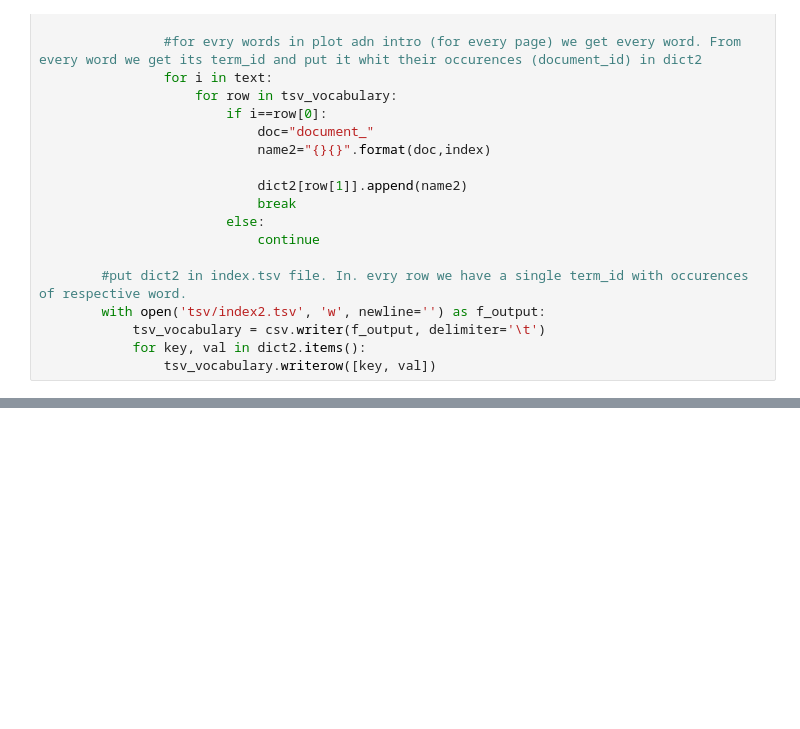
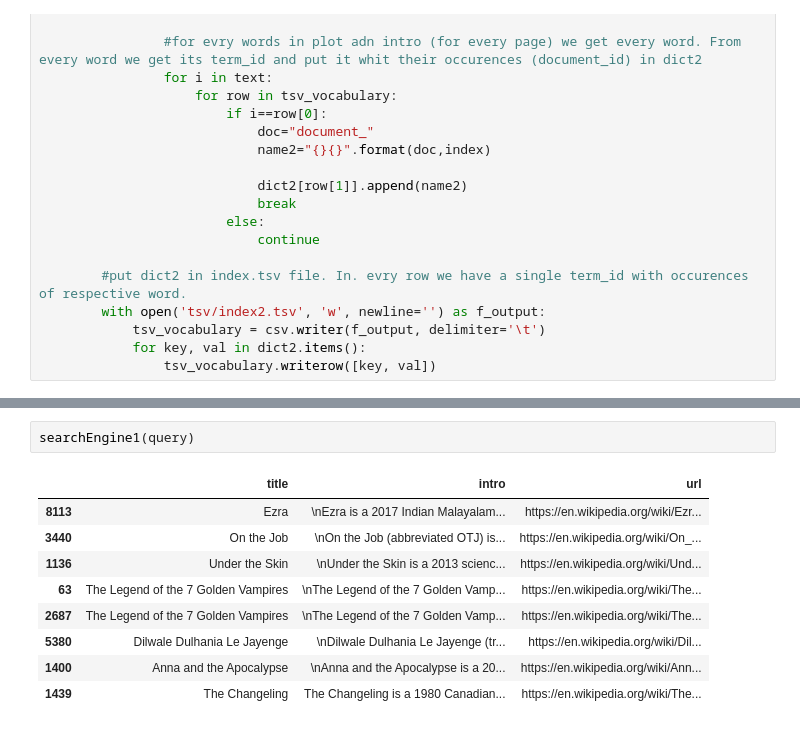
Before and after one commit to AlessandroTaglieri/ADM-HW3, a Jupyter notebook: All.ipynb, the cells around one changed output, grey strips where cells are left out. Saved outputs shown, nothing was run; the diff lists cells and outputs as text; blank space fills up the shorter version.

```diff
--- a/All.ipynb
+++ b/All.ipynb
@@ -389,0 +645,12 @@ df
+# %%
+searchEngine1(query)
+# %% [output]
+|  | title | intro | url |
+| 8113 | Ezra | \nEzra is a 2017 Indian Malayalam... | https://en.wikipedia.org/wiki/Ezr... |
+| 3440 | On the Job | \nOn the Job (abbreviated OTJ) is... | https://en.wikipedia.org/wiki/On_... |
+| 1136 | Under the Skin | \nUnder the Skin is a 2013 scienc... | https://en.wikipedia.org/wiki/Und... |
+| 63 | The Legend of the 7 Golden Vampires | \nThe Legend of the 7 Golden Vamp... | https://en.wikipedia.org/wiki/The... |
+| 2687 | The Legend of the 7 Golden Vampires | \nThe Legend of the 7 Golden Vamp... | https://en.wikipedia.org/wiki/The... |
+| 5380 | Dilwale Dulhania Le Jayenge | \nDilwale Dulhania Le Jayenge (tr... | https://en.wikipedia.org/wiki/Dil... |
+| 1400 | Anna and the Apocalypse | \nAnna and the Apocalypse is a 20... | https://en.wikipedia.org/wiki/Ann... |
+| 1439 | The Changeling | The Changeling is a 1980 Canadian... | https://en.wikipedia.org/wiki/The... |
```
Also changed, not shown: parts of 14 cells of this notebook, 6 other files.
